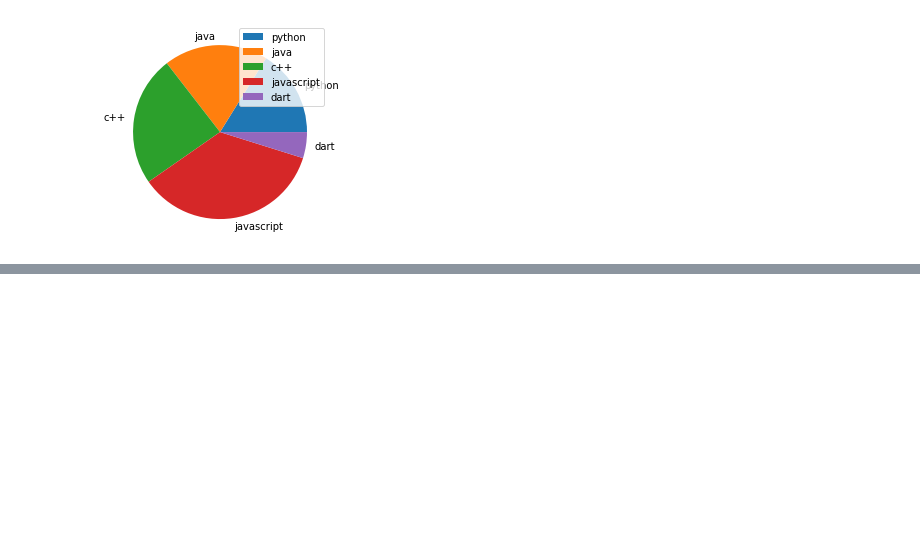
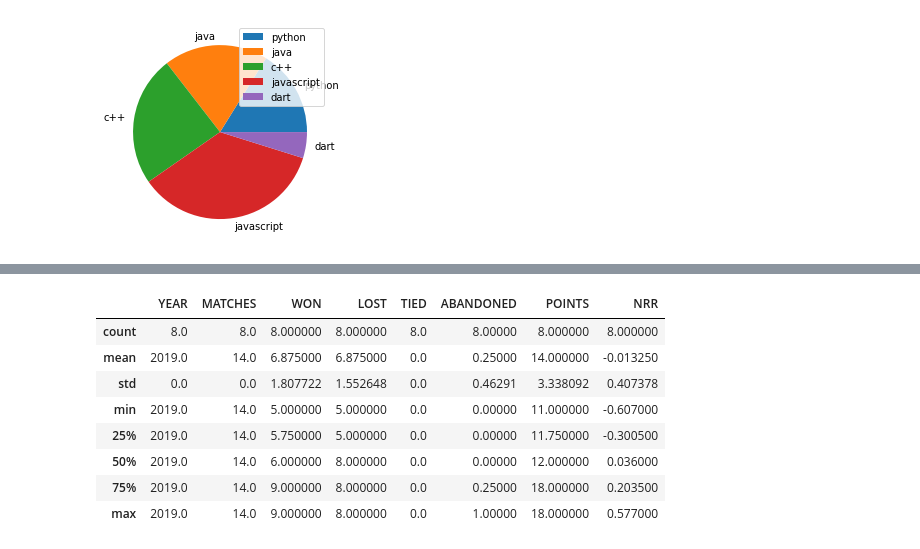
Before and after one commit to jazzcodes/GW2021PY1, a Jupyter notebook: GW2021PY1_DS.ipynb, the cells around one changed output, grey strips where cells are left out. Drawn from its saved outputs; the diff is of its cells as text; code cells hidden in the pictures; blank space fills up the shorter version.

```diff
--- a/GW2021PY1_DS.ipynb
+++ b/GW2021PY1_DS.ipynb
@@ -783,0 +1155,3 @@ plt.show()
+# %%
+table = pd.read_csv('IPL-2019.csv')
+print(table)
@@ -783,0 +1170,12 @@ plt.show()
+# %%
+table.describe()
+# %% [output]
+|  | YEAR | MATCHES | WON | LOST | TIED | ABANDONED | POINTS | NRR |
+| count | 8.0 | 8.0 | 8.000000 | 8.000000 | 8.0 | 8.00000 | 8.000000 | 8.000000 |
+| mean | 2019.0 | 14.0 | 6.875000 | 6.875000 | 0.0 | 0.25000 | 14.000000 | -0.013250 |
+| std | 0.0 | 0.0 | 1.807722 | 1.552648 | 0.0 | 0.46291 | 3.338092 | 0.407378 |
+| min | 2019.0 | 14.0 | 5.000000 | 5.000000 | 0.0 | 0.00000 | 11.000000 | -0.607000 |
+| 25% | 2019.0 | 14.0 | 5.750000 | 5.000000 | 0.0 | 0.00000 | 11.750000 | -0.300500 |
+| 50% | 2019.0 | 14.0 | 6.000000 | 8.000000 | 0.0 | 0.00000 | 12.000000 | 0.036000 |
+| 75% | 2019.0 | 14.0 | 9.000000 | 8.000000 | 0.0 | 0.25000 | 18.000000 | 0.203500 |
+| max | 2019.0 | 14.0 | 9.000000 | 8.000000 | 0.0 | 1.00000 | 18.000000 | 0.577000 |
```
Also changed, not shown: parts of 21 cells of this notebook.
